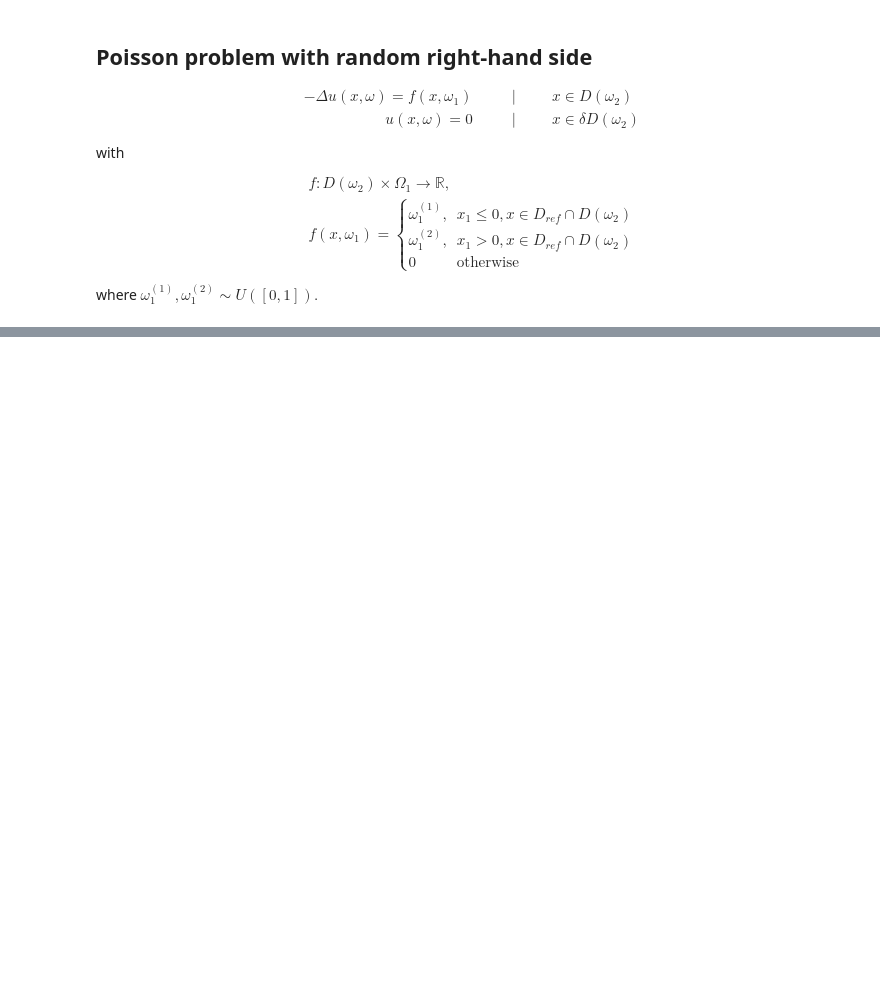
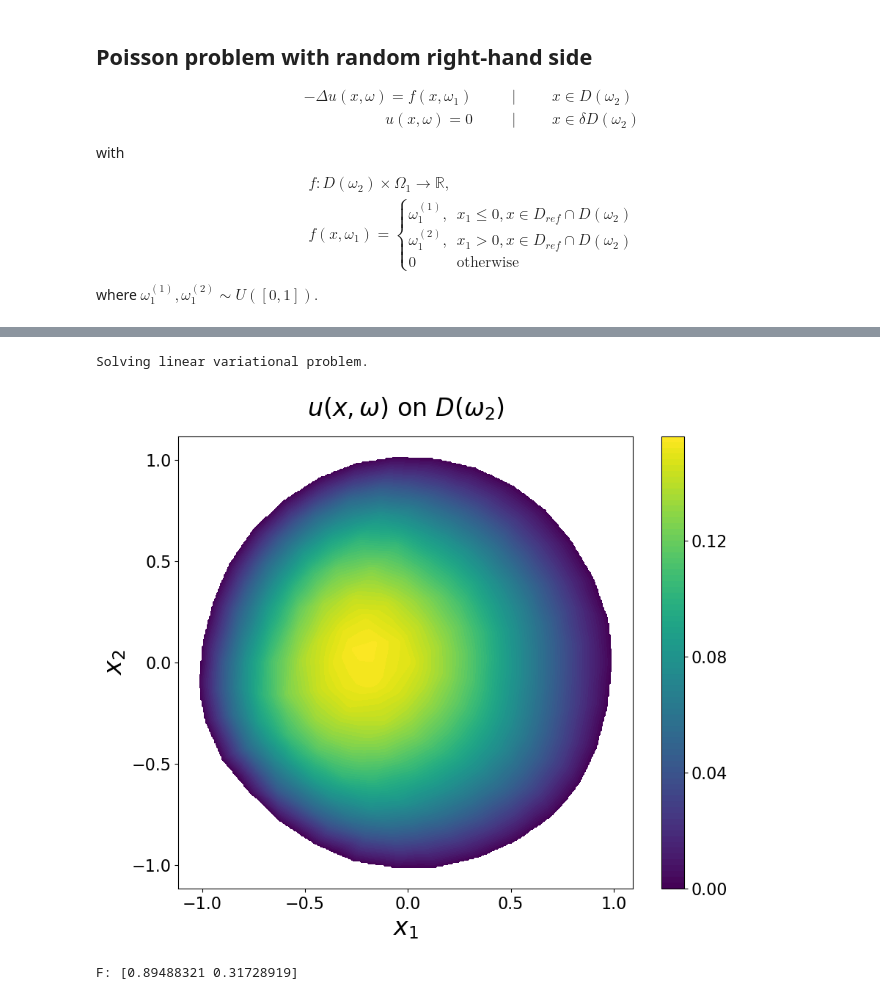
Before and after one commit to EliasReutelsterz/Masterthesis, a Jupyter notebook: poisson_and_variants/poisson_rhs_random/poisson_rhs_random.ipynb, the cells around one changed output, grey strips where cells are left out. Cells and saved outputs as stored; diff of their text form; code cells hidden in the pictures; blank space fills up the shorter version.

```diff
--- a/poisson_and_variants/poisson_rhs_random/poisson_rhs_random.ipynb
+++ b/poisson_and_variants/poisson_rhs_random/poisson_rhs_random.ipynb
@@ -75,34 +81,38 @@ y_coords = mesh.coordinates()[:, 1]
 grid_x, grid_y = np.mgrid[-1.5:1.5:500j, -1.5:1.5:500j]
 u_sols = []
 x_coords_perturbed = []
 y_coords_perturbed = []
 
 for i in range(len(x_coords)):
     P_hat = fe.Point(x_coords[i], y_coords[i])
     x_coords_perturbed.append(randomFieldV(P_hat, xi)[0])
     y_coords_perturbed.append(randomFieldV(P_hat, xi)[1])
     u_sols.append(u_sol(P_hat))
 
 
 grid_z = griddata((x_coords_perturbed, y_coords_perturbed), u_sols, (grid_x, grid_y), method='linear')
 
 fig = plt.figure(figsize=(10, 8))
 ax = fig.add_subplot(111)
 cp = ax.contourf(grid_x, grid_y, grid_z, levels=100, cmap='viridis')
 cbar = plt.colorbar(cp)
 cbar.ax.tick_params(labelsize=16)
 cbar.locator = MaxNLocator(nbins=5)
 cbar.update_ticks()
 ax.set_xlim([np.min(x_coords_perturbed) - 0.1, np.max(x_coords_perturbed) + 0.1])
 ax.set_ylim([np.min(y_coords_perturbed) - 0.1, np.max(y_coords_perturbed) + 0.1])
-plt.title(r'$u(x, \omega)$ on $D(\omega)$', fontsize=24, pad=20)
+plt.title(r'$u(x, \omega)$ on $D(\omega_2)$', fontsize=24, pad=20)
 plt.xlabel(r'$x_1$', fontsize=24)
 plt.ylabel(r'$x_2$', fontsize=24)
 ax.xaxis.set_major_locator(MaxNLocator(nbins=5))
 ax.yaxis.set_major_locator(MaxNLocator(nbins=5))
 plt.tick_params(axis='both', which='major', labelsize=16)
 plt.show()
 print(f"F: {F}")
+# %% [output]
+Solving linear variational problem.
+[figure, added]
+F: [0.89488321 0.31728919]
 # %%
 """
 Show the random right hand side function for a sample.
```
Also changed, not shown: parts of 4 cells of this notebook, 49 other files.
